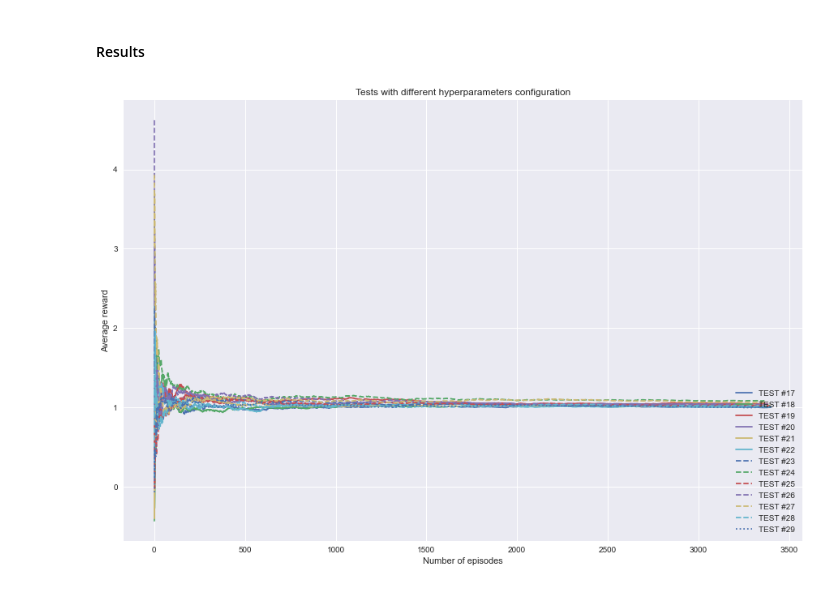
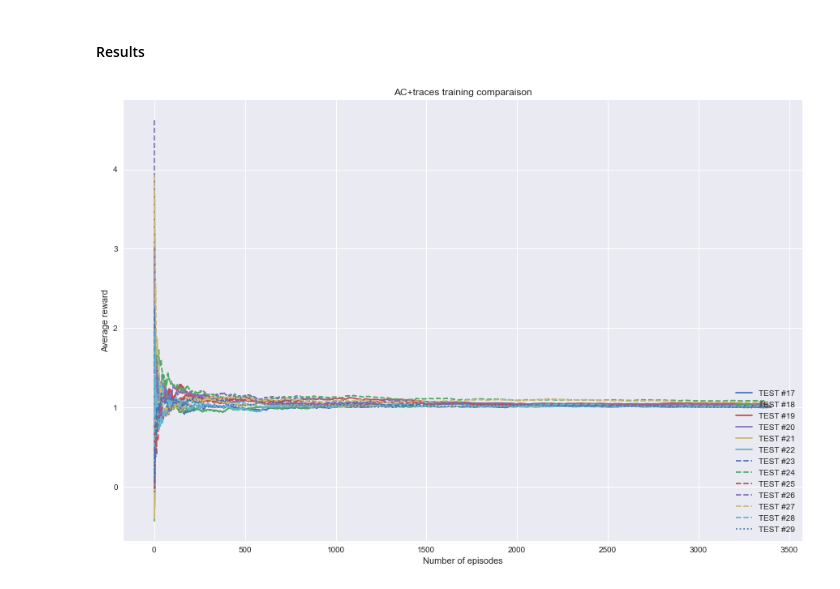
Before and after one commit to andreszpt/rl-slimevolley, a Jupyter notebook: src/classic_algorithms.ipynb, the cells around one changed output. Drawn from its saved outputs; the diff is of its cells as text; code cells hidden in the pictures.

```diff
--- a/src/classic_algorithms.ipynb
+++ b/src/classic_algorithms.ipynb
@@ -594,32 +594,32 @@ slime_avg_rews = pd.DataFrame({
     "test18": pd.read_csv(join(LOGDIR, 'test18.csv')).loc[:, 'rewards'].expanding().mean(),
     "test19": pd.read_csv(join(LOGDIR, 'test19.csv')).loc[:, 'rewards'].expanding().mean(),
     "test20": pd.read_csv(join(LOGDIR, 'test20.csv')).loc[:, 'rewards'].expanding().mean(),
     "test21": pd.read_csv(join(LOGDIR, 'test21.csv')).loc[:, 'rewards'].expanding().mean(),
     "test22": pd.read_csv(join(LOGDIR, 'test22.csv')).loc[:, 'rewards'].expanding().mean(),
     "test23": pd.read_csv(join(LOGDIR, 'test23.csv')).loc[:, 'rewards'].expanding().mean(),
     "test24": pd.read_csv(join(LOGDIR, 'test24.csv')).loc[:, 'rewards'].expanding().mean(),
     "test25": pd.read_csv(join(LOGDIR, 'test25.csv')).loc[:, 'rewards'].expanding().mean(),
     "test26": pd.read_csv(join(LOGDIR, 'test26.csv')).loc[:, 'rewards'].expanding().mean(),
     "test27": pd.read_csv(join(LOGDIR, 'test27.csv')).loc[:, 'rewards'].expanding().mean(),
     "test28": pd.read_csv(join(LOGDIR, 'test28.csv')).loc[:, 'rewards'].expanding().mean(),
     "test29": pd.read_csv(join(LOGDIR, 'test29.csv')).loc[:, 'rewards'].expanding().mean()
 })
 
 fig, ax = plt.subplots(figsize=(15, 10))
 
 for i in range(slime_avg_rews.shape[1]):
     if(i<6):
         ax.plot(slime_avg_rews.iloc[:, i], linestyle='solid', label='TEST #'+str(i+17))
     elif(i>=6 and i<12):
         ax.plot(slime_avg_rews.iloc[:, i], linestyle='dashed', label='TEST #'+str(i+17))
     else:
         ax.plot(slime_avg_rews.iloc[:, i], linestyle='dotted', label='TEST #'+str(i+17))
 
 ax.legend(loc='lower right')
-ax.set_title('Tests with different hyperparameters configuration')
+ax.set_title('AC+traces training comparaison')
 ax.set_xlabel('Number of episodes')
 ax.set_ylabel('Average reward');
 
 plt.savefig(join(FIGDIR, 'AC+traces training comparaison.png'), dpi=300, bbox_inches='tight')
 # %% [output]
-[figure, old version]
+[figure, new version]
```
Also changed, not shown: 4 other files.
